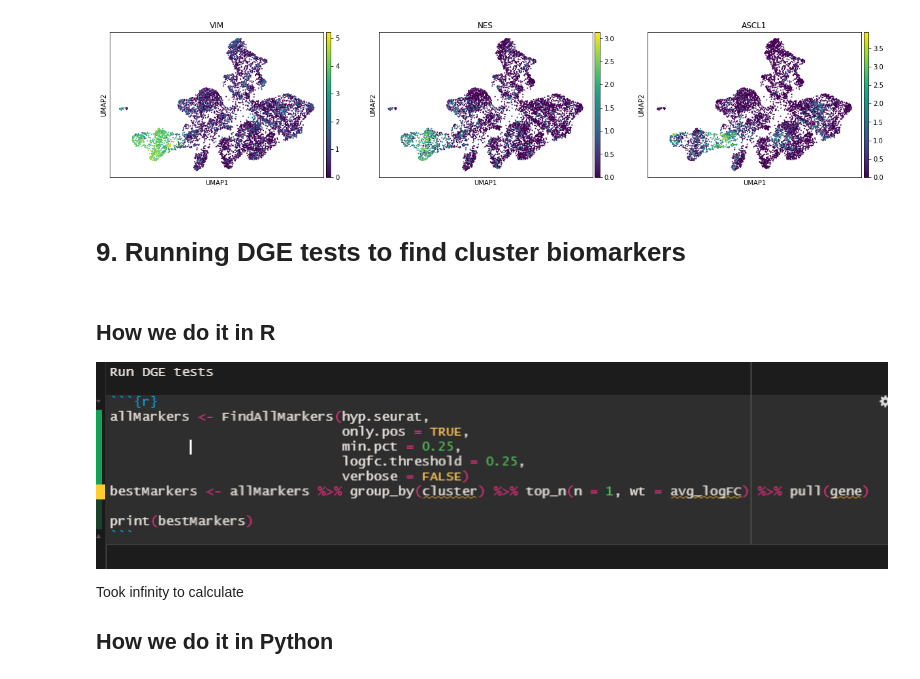
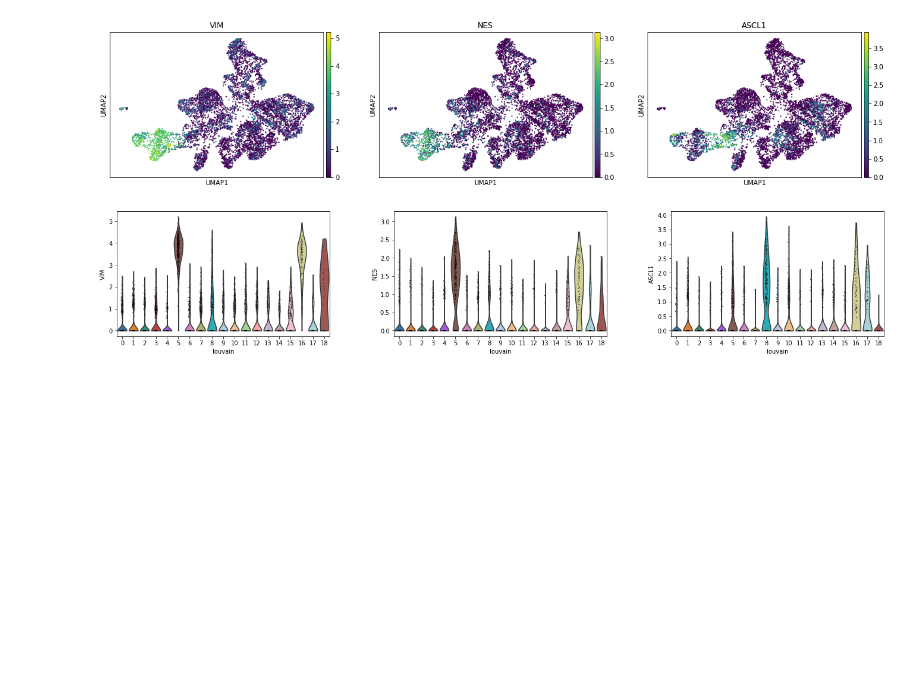
Before and after one commit to alevtina99/Scanpy_analysis, a Jupyter notebook: ScanPy.ipynb, the cells around one changed output. Saved outputs shown, nothing was run; the diff lists cells and outputs as text; code cells hidden in the pictures; blank space fills up the shorter version.

```diff
--- a/ScanPy.ipynb
+++ b/ScanPy.ipynb
@@ -171,11 +171,7 @@ GABAergic neurons - SLC32A1
 sc.pl.umap(adata, color=["VIM", "NES", "ASCL1"])
 # %% [output]
 [figure]
-# %% [markdown]
-# 9. Running DGE tests to find cluster biomarkers
-# %% [markdown]
-## How we do it in R
-![image.png](attachment:15ebf397-ed3b-4cb0-8609-e4d4317856ca.png)
-
-Took infinity to calculate
-## How we do it in Python
+# %%
+sc.pl.violin(adata, ["VIM", "NES", "ASCL1"], groupby='louvain')
+# %% [output]
+[figure, added]
```
Also changed, not shown: parts of 22 cells of this notebook.
